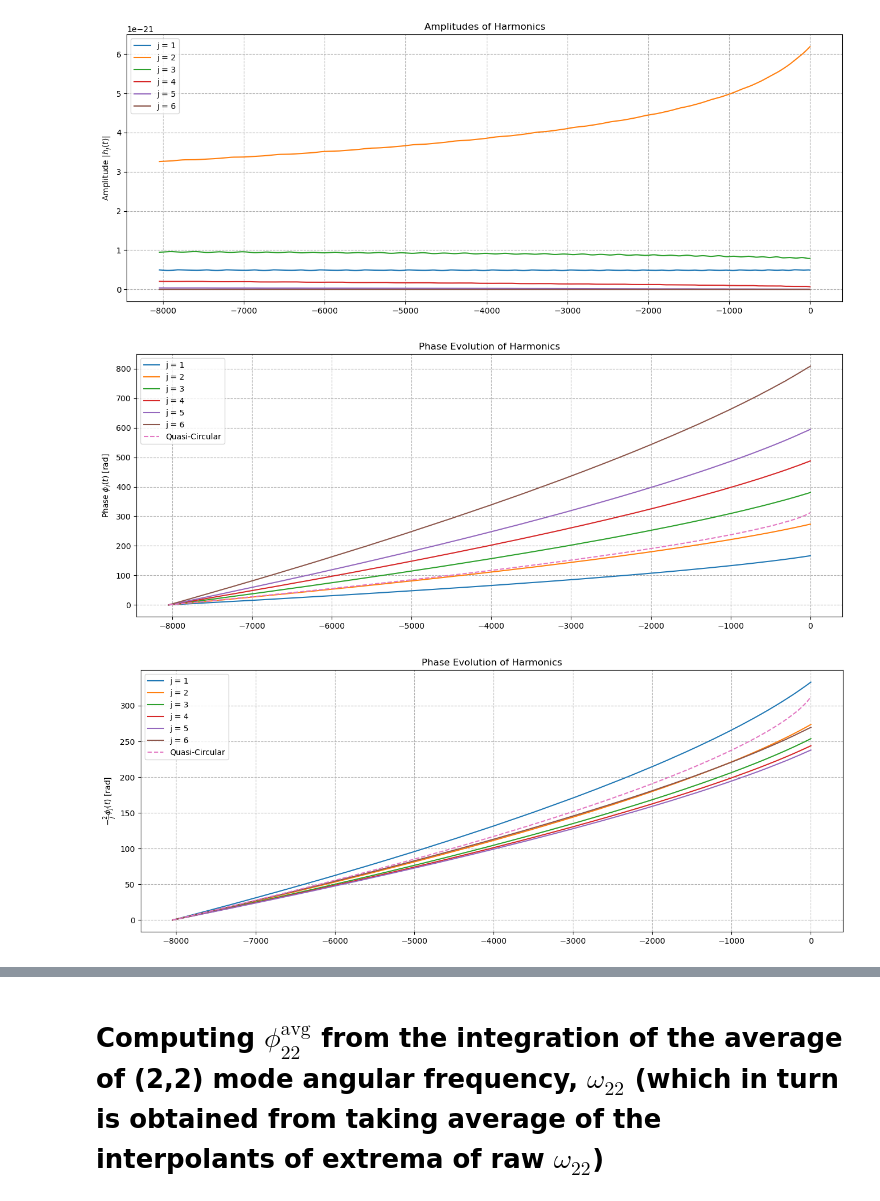
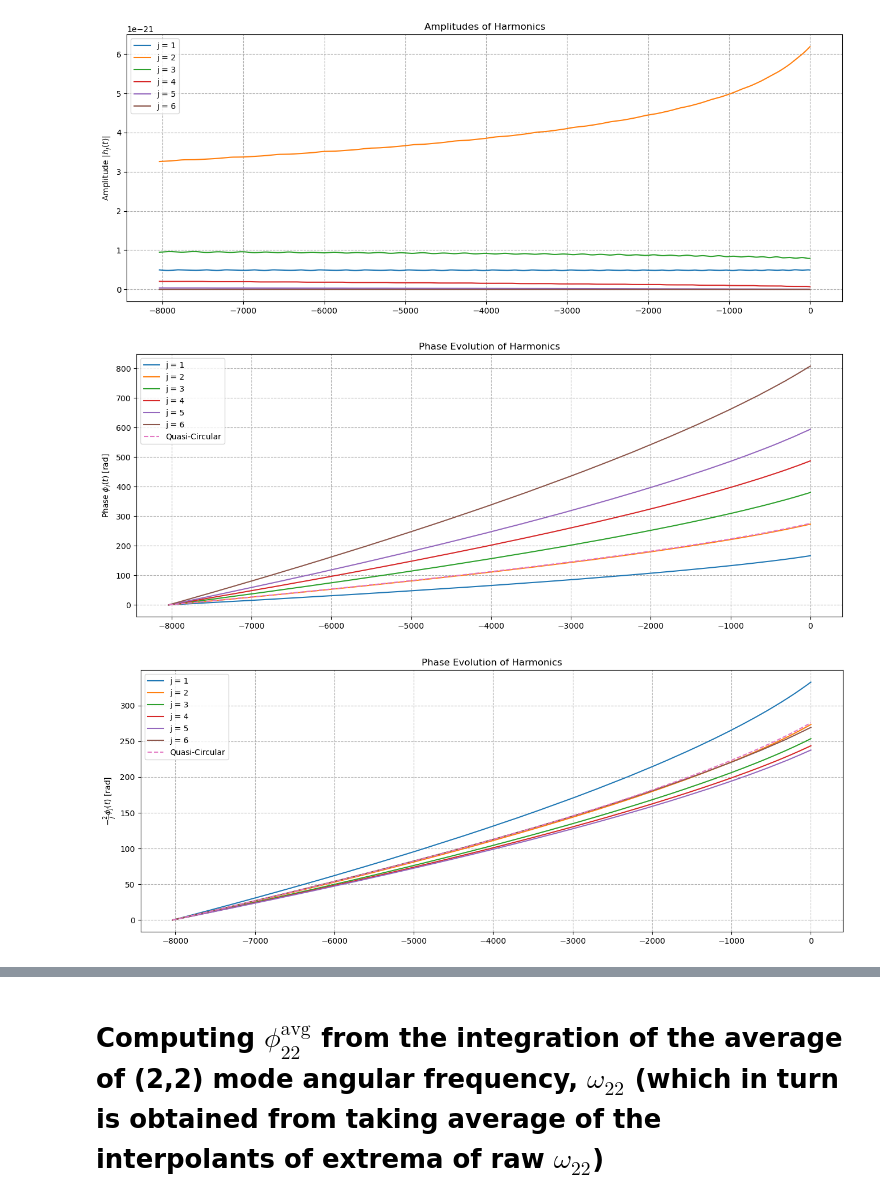
Before and after one commit to AfrozSaqlain/GWSurrogate, a Jupyter notebook: notebooks/eccentric_harmonics_e_0.1.ipynb, the cells around one changed output, grey strips where cells are left out. Drawn from its saved outputs; the diff is of its cells as text; code cells hidden in the pictures.

```diff
--- a/notebooks/eccentric_harmonics_e_0.1.ipynb
+++ b/notebooks/eccentric_harmonics_e_0.1.ipynb
@@ -32,7 +32,7 @@ delta_t = 1/2**16
 # %% [markdown]
 ### Defining geomterized time scale
 # %%
-t0 = GM_sun*(m1+ m2)/(c*c*c)
+t_norm = GM_sun*(m1+ m2)/(c*c*c)
 # %% [markdown]
 ### Generating a reference waveform and visualizing
 # %%
@@ -83,8 +83,8 @@ for i in mean_anomaly_array:
                                             modes_to_use=modes_to_use,
                                             return_orbital_params=['x'])
 
-    t_val_min_pointer = find_t_location(simulated_orb_vars['x'].sample_times / t0, simulated_orb_vars['x'].data, simulated_orb_vars['x'].data[100])
-    t_val_max_pointer = find_t_location(simulated_orb_vars['x'].sample_times / t0, simulated_orb_vars['x'].data, 0.1)
+    t_val_min_pointer = find_t_location(simulated_orb_vars['x'].sample_times / t_norm, simulated_orb_vars['x'].data, simulated_orb_vars['x'].data[200])
+    t_val_max_pointer = find_t_location(simulated_orb_vars['x'].sample_times / t_norm, simulated_orb_vars['x'].data, 0.1)
 
     t_val_min_pointer -= t_val_max_pointer
     t_val_min_array.append(t_val_min_pointer)
@@ -111,8 +111,8 @@ def compute_waveform(mean_anomaly):
 
     test_signal = test_modes[(2, 2)]
 
-    test_time = np.array([i.value for i in test_signal.sample_times / t0])
-    t_0 = find_t_location(test_orb_vars['x'].sample_times / t0, test_orb_vars['x'].data, 0.1)
+    test_time = np.array([i.value for i in test_signal.sample_times / t_norm])
+    t_0 = find_t_location(test_orb_vars['x'].sample_times / t_norm, test_orb_vars['x'].data, 0.1)
     test_time -= t_0
     signal_amp = np.abs(test_signal)
     signal_phase = np.unwrap(np.angle(test_signal))
@@ -214,38 +214,38 @@ qc_signal = qc_mode[(2,2)]
 
 qc_signal_amp = np.abs(qc_signal)
 qc_signal_phase = np.unwrap(np.angle(qc_signal))
 
-qc_time = np.array([i.value for i in qc_signal.sample_times / t0])
-t_0 = find_t_location(qc_orb_vars['x'].sample_times / t0, qc_orb_vars['x'].data, 0.1)
+qc_time = np.array([i.value for i in qc_signal.sample_times / t_norm])
+t_0 = find_t_location(qc_orb_vars['x'].sample_times / t_norm, qc_orb_vars['x'].data, 0.1)
 qc_time -= t_0
 
-qc_signal_amp_spline = CubicSpline(qc_signal.sample_times / t0, qc_signal_amp)
-qc_signal_phase_spline = CubicSpline(qc_signal.sample_times / t0, qc_signal_phase)
+qc_signal_amp_spline = CubicSpline(qc_time, qc_signal_amp)
+qc_signal_phase_spline = CubicSpline(qc_time, qc_signal_phase)
 
 qc_signal_amp_reco = qc_signal_amp_spline(common_time_grid)
 qc_signal_phase_reco = qc_signal_phase_spline(common_time_grid)
 
 qc_signal_phase_reco = qc_signal_phase_reco - qc_signal_phase_reco[0]
 
 qc_signal_reco = qc_signal_amp_reco * np.exp(1j * qc_signal_phase_reco)
 
 const = 0.0
 
 plt.figure(figsize=(16, 6))
 for j_index, waveform in sorted_harmonics.items():
     phase = np.unwrap(np.angle(waveform))
     phase = phase - phase[0]
     plt.plot(common_time_grid, -(phase) + const, label=f'j = {j_index}')
 
 plt.plot(common_time_grid, -(qc_signal_phase_reco) + const, linestyle='--', label=f'Quasi-Circular')
 
 # plt.yscale('log')
 plt.ylabel('Phase $\phi_j(t)$ [rad]')
 plt.title('Phase Evolution of Harmonics')
 plt.legend()
 plt.grid(True, which="both", ls="--")
 # %% [output]
-[figure, old version]
+[figure, new version]
 # %%
 plt.figure(figsize=(16, 6))
 for j_index, waveform in sorted_harmonics.items():
@@ -260,7 +260,7 @@ plt.title('Phase Evolution of Harmonics')
 plt.legend()
 plt.grid(True, which="both", ls="--")
 # %% [output]
-[figure, old version]
+[figure, new version]
 # %%
 plt.figure(figsize=(16, 6))
 for j_index, waveform in sorted_harmonics.items():
```
Also changed, not shown: parts of 15 cells of this notebook.
